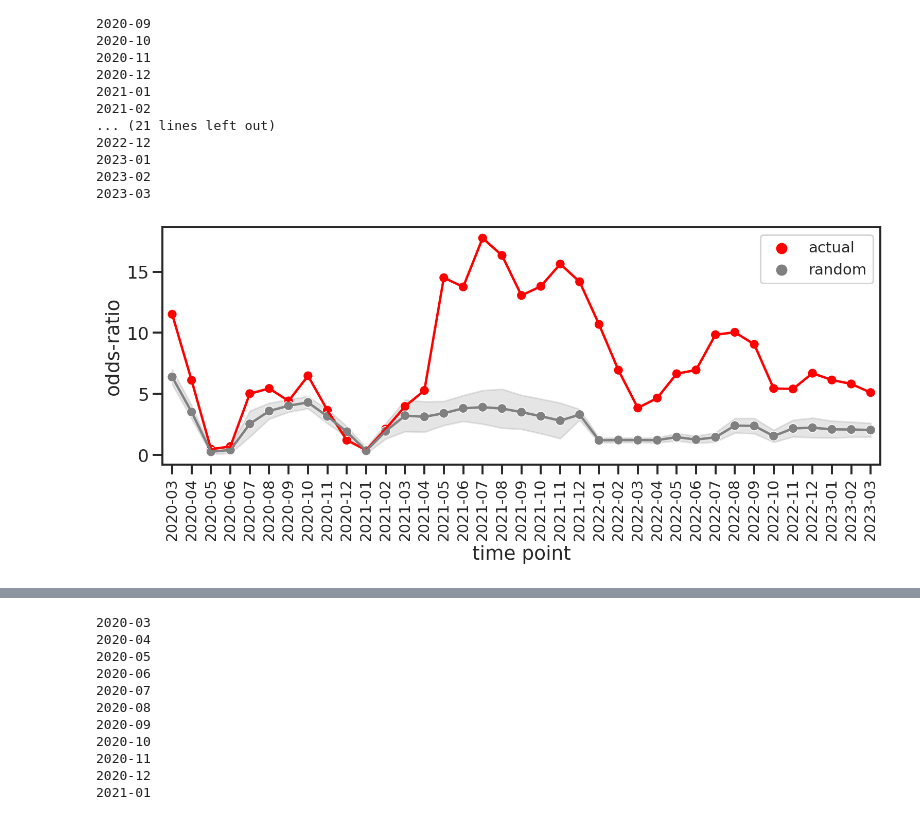
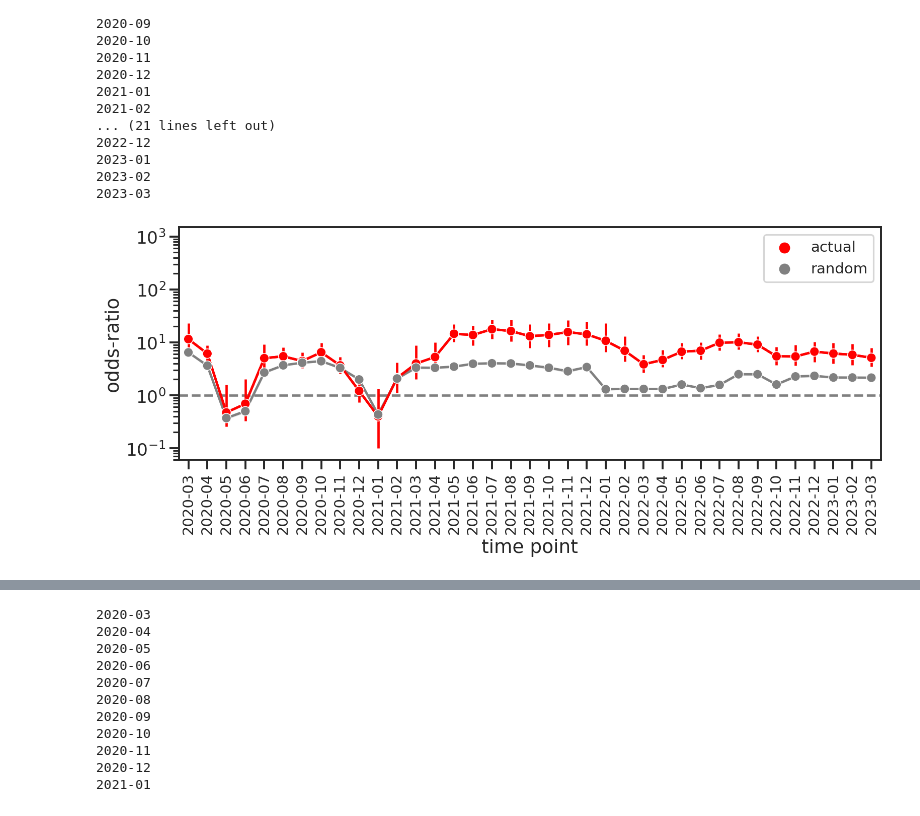
Before and after one commit to microbial-pangenomes-lab/2022_sarscov2_epistasis, a Jupyter notebook: notebooks/figure_3-extra.ipynb, the cells around one changed output, grey strips where cells are left out. Drawn from its saved outputs; the diff is of its cells as text; code cells hidden in the pictures.

```diff
--- a/notebooks/figure_3-extra.ipynb
+++ b/notebooks/figure_3-extra.ipynb
@@ -54,26 +71,27 @@ for name in sorted(df['name'].unique()):
 
     s = df[df['name'] == name]
 
-    o = enrichment(s, d_mutated[name])
+    with warnings.catch_warnings():
+        warnings.simplefilter("ignore")
+        o = enrichment(s, d_mutated[name])
 
     print(name)
 
     res.append(['actual', year, month, name,
-                o[(o['type'] == 'original') &
-                  (o['randomization'] == 'any_positions')]['odds-ratio'].values[0],
-                o[(o['type'] == 'original') &
-                  (o['randomization'] == 'any_positions')]['p-value'].values[0]])
+                o[o['type'] == 'original']['odds-ratio'].values[0],
+                o[o['type'] == 'original']['low'].values[0],
+                o[o['type'] == 'original']['high'].values[0]])
 
-    for odds_ratio, pvalue in o[(o['type'] == 'random') &
-                                (o['randomization'] == 'any_positions')
-                                        ][['odds-ratio', 'p-value']].values:
-        res.append(['random', year, month, name, odds_ratio, pvalue])
+    for odds_ratio in o[o['type'] == 'random']['odds-ratio'].values:
+        res.append(['random', year, month, name, odds_ratio + 0.1, np.nan, np.nan])
 
 r = pd.DataFrame(res,
                  columns=['set',
                           'year', 'month',
                           'name', 'odds-ratio',
-                          'p-value'])
+                          'low', 'high'])
+# r.groupby(['name', 'year', 'month', 'set']).mean().to_csv('enrichment_time.tsv',
+#                                                           sep='\t')
 # %% [output]
 2020-03
 2020-04
@@ -98,33 +116,46 @@ fig, ax = plt.subplots(figsize=(12, 4))
 sns.lineplot(data=r,
              x='name',
              y='odds-ratio',
              hue='set',
-             errorbar='sd',
+             errorbar='ci',
              ax=ax,
              legend=False,
              palette=['r', 'grey'])
+plt.errorbar(range(r['name'].unique().shape[0]),
+             r[r['set'] == 'actual']['odds-ratio'],
+             yerr=abs(r[r['set'] == 'actual'][['low', 'high']].T.values -
+                      r[r['set'] == 'actual']['odds-ratio'].values + 0.1),
+             color='r')
 sns.scatterplot(data=r.groupby(['name', 'set'])[['odds-ratio']].mean().reset_index(),
                 x='name',
                 y='odds-ratio',
                 hue='set',
                 ax=ax,
-                palette=['r', 'grey'])
+                palette=['r', 'grey'],
+                zorder=10)
+
+plt.axhline(1,
+            color='grey', ls='dashed', zorder=-1)
 
 plt.legend(facecolor='w', fontsize=14)
 
 plt.xticks(rotation=90,
            fontsize=14)
 plt.xlabel('time point')
 
 plt.xlim(-0.5, r['name'].unique().shape[0] - 0.5)
 
+plt.ylim(0.06, 1500)
+
+plt.yscale('log')
+
 plt.savefig('time_extra_1.png',
             dpi=300,
             bbox_inches='tight',
             transparent=True)
 plt.savefig('time_extra_1.svg',
             dpi=300,
             bbox_inches='tight',
             transparent=True);
 # %% [output]
-[figure, old version]
+[figure, new version]
```
Also changed, not shown: parts of 23 cells of this notebook, 3 other files.
